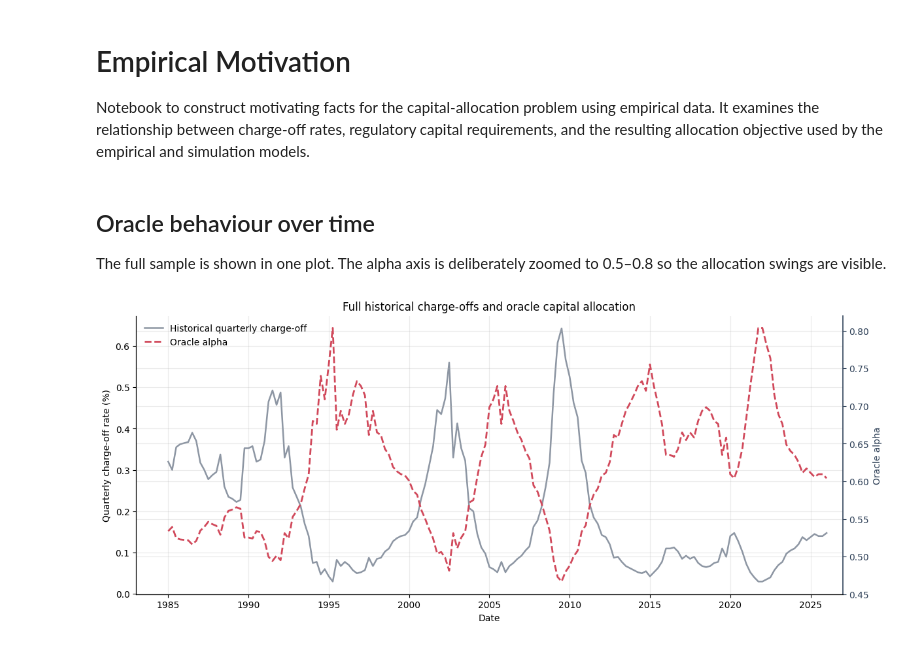
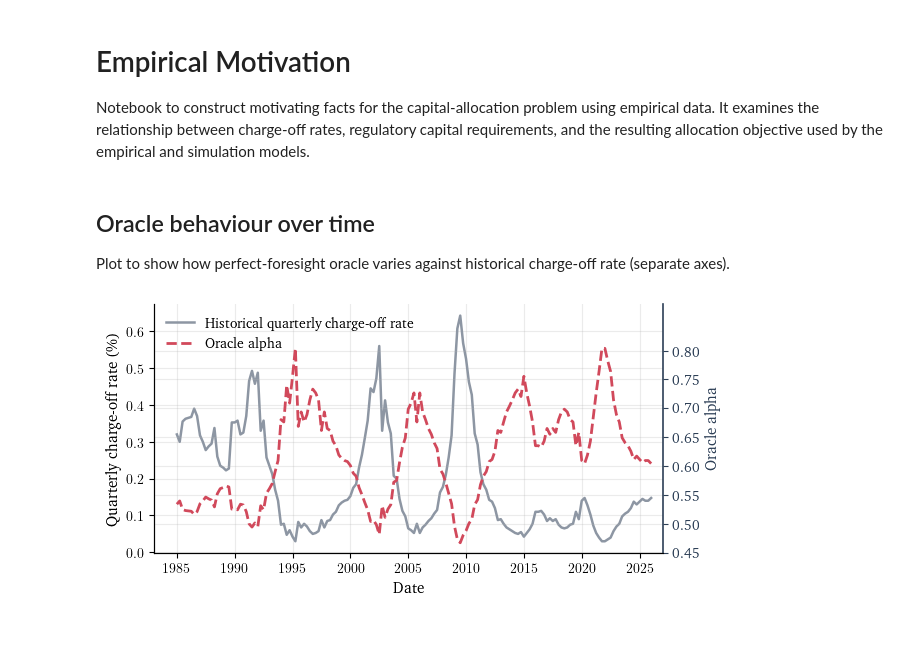
Before and after one commit to okeeffe-hannah/Decision_Focused_Learning_for_Capital_Allocation, a Jupyter notebook: dfl_for_capital_allocation/decision_problem/motivating_facts_decision_problem.ipynb, the cells around one changed output. Cells and saved outputs as stored; diff of their text form; code cells hidden in the pictures.

Commit message:
Tidied up plotting format for motivating facts

```diff
--- a/dfl_for_capital_allocation/decision_problem/motivating_facts_decision_problem.ipynb
+++ b/dfl_for_capital_allocation/decision_problem/motivating_facts_decision_problem.ipynb
@@ -24,14 +51,16 @@ FIGURES_DIR.mkdir(parents=True, exist_ok=True)
 chargeoff_path = ROOT / 'empirical' / 'data' / 'raw' / 'fred' / 'CORBLACBS.csv'
 history = pd.read_csv(chargeoff_path, parse_dates=['DATE']).rename(columns={'CORBLACBS': 'charge_off_rate'}).set_index('DATE').sort_index()
 # %%
-# Use the same continuous oracle solver as the PTO and black-box notebooks.
 SIMULATION_ROOT = ROOT / 'simulation'
-import sys
 if str(SIMULATION_ROOT) not in sys.path:
     sys.path.insert(0, str(SIMULATION_ROOT))
+
+# Imports decision py files from simulation setup
 from common import decision as dec
 from common.decision import DecisionConfig
 
+
+# Defines baseline configurationß
 LGD, LEVERAGE, Y_BAR, LAMBDA, PD_FLOOR = 0.45, 10.0, 0.0168, 10.0, 3e-4
 M, K1, RHO_SCALE = 2.5, 1.0, 0.03
 DCFG = DecisionConfig(
@@ -46,35 +75,34 @@ def quarterly_pd_to_annual(pd_q):
 def k_irb_from_annual_pd(pd_a):
     return dec.k_irb_from_annual_pd(pd_a, DCFG)
 
+# Computes perfect-foresight oracle using realised charge-off rate
 def oracle_from_chargeoff(c_q):
     pd_q = float(dec.clip_pd_q(c_q / LGD, DCFG))
     pd_a = float(dec.quarterly_pd_to_annual(pd_q, DCFG))
     k = float(dec.k_irb_from_annual_pd(pd_a, DCFG))
+    # Uses the same continuous oracle solver as the PTO and black-box notebooks.
     return dec.optimise_alpha_oracle(c_q, k, DCFG)
 
 history['c_q'] = history['charge_off_rate'] / 100.0 / 4.0
 history = history.dropna(subset=['c_q']).copy()
-history[['alpha_oracle_computed', 'utility_oracle_computed']] = history['c_q'].apply(lambda c: pd.Series(oracle_from_chargeoff(c)))
-df = history[['c_q', 'alpha_oracle_computed', 'utility_oracle_computed']].copy()
+history['alpha_oracle_computed'] = history['c_q'].apply(lambda c: oracle_from_chargeoff(c)[0])
+df = history[['c_q', 'alpha_oracle_computed']].copy()
-# %% [markdown]
-## Oracle behaviour over time
-
-The full sample is shown in one plot. The alpha axis is deliberately zoomed
-to 0.5–0.8 so the allocation swings are visible.
+# %% [markdown]
+## Oracle behaviour over time
+
+Plot to show how perfect-foresight oracle varies against historical charge-off rate (separate axes).
 # %%
-plt.rcParams.update({'axes.spines.top': False, 'axes.spines.right': False, 'axes.grid': True, 'grid.alpha': 0.25})
-fig, ax = plt.subplots(figsize=(12, 5), constrained_layout=True)
+fig, ax = plt.subplots(constrained_layout=True)
 ax2 = ax.twinx()
-ax.plot(df.index, df['c_q'] * 100, color=MINOU_COLOURS['grey'], lw=1.8, label='Historical quarterly charge-off')
+ax.plot(df.index, df['c_q'] * 100, color=MINOU_COLOURS['grey'], lw=1.8, label='Historical quarterly charge-off rate')
 ax2.plot(df.index, df['alpha_oracle_computed'], color=MINOU_COLOURS['coral'], lw=2.0, ls='--', label='Oracle alpha')
-ax.set_ylabel('Quarterly charge-off rate (%)'); ax2.set_ylabel('Oracle alpha'); ax2.set_ylim(0.45, 0.82)
+ax.set_ylabel(r'Quarterly charge-off rate (\%)'); ax2.set_ylabel('Oracle alpha'); ax2.set_ylim(0.45, 0.88)
 ax2.set_yticks(np.arange(0.45, 0.821, 0.05)); ax2.yaxis.set_major_formatter(__import__('matplotlib').ticker.FormatStrFormatter('%.2f'))
 ax2.spines['right'].set_visible(True); ax2.spines['right'].set_color(MINOU_COLOURS['navy']); ax2.spines['right'].set_linewidth(1.2)
 ax2.tick_params(axis='y', colors=MINOU_COLOURS['navy']); ax2.yaxis.label.set_color(MINOU_COLOURS['navy'])
-ax.set_title('Full historical charge-offs and oracle capital allocation')
 ax.set_xlabel('Date'); ax.set_xlim(pd.Timestamp('1983-01-01'), pd.Timestamp('2027-01-01')); ax.xaxis.set_major_locator(mdates.YearLocator(5)); ax.xaxis.set_major_formatter(mdates.DateFormatter('%Y'))
-lines = ax.get_lines() + ax2.get_lines(); ax.legend(lines, [line.get_label() for line in lines], frameon=False, loc='upper left')
-fig.savefig(FIGURES_DIR / f'historical_oracle_against_chargeoffs.png', dpi=200, bbox_inches='tight')
+lines = ax.get_lines() + ax2.get_lines(); ax.legend(lines, [line.get_label() for line in lines], loc='upper left')
+fig.savefig(FIGURES_DIR / 'historical_oracle_against_chargeoffs.pdf', bbox_inches='tight')
 plt.show()
 # %% [output]
-[figure, old version]
+[figure, new version]
```
Also changed, not shown: parts of 10 cells of this notebook, 10 other files.
